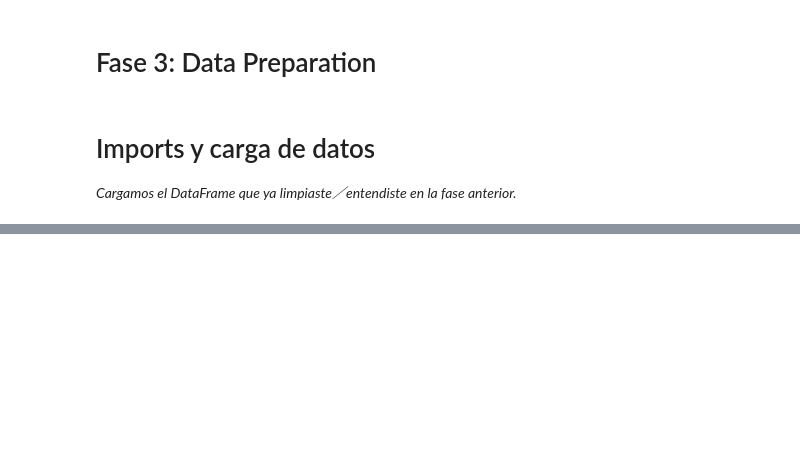
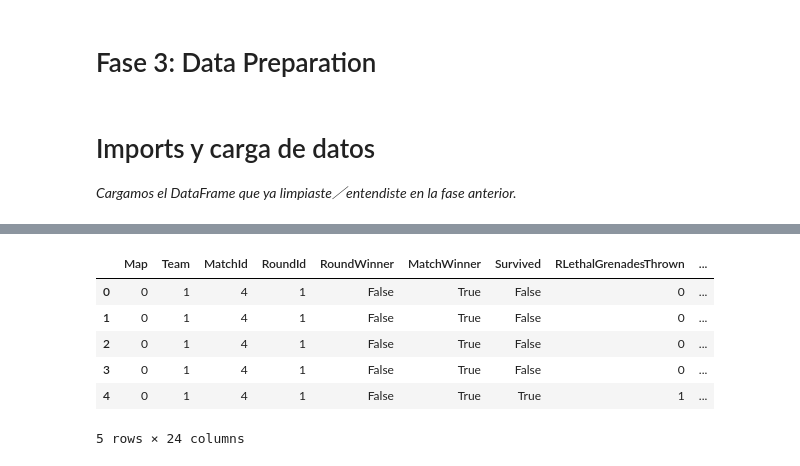
Before and after one commit to GabrielHinostroza2/ML_Proyecto_Semestral, a Jupyter notebook: notebooks/04-data_preparation.ipynb, the cells around one changed output, grey strips where cells are left out. Drawn from its saved outputs; the diff is of its cells as text; code cells hidden in the pictures; blank space fills up the shorter version.

```diff
--- a/notebooks/04-data_preparation.ipynb
+++ b/notebooks/04-data_preparation.ipynb
@@ -190,0 +64,8 @@ Guardado en 04_data_prepared.csv | shape: (79157, 30)
+# %%
+path = r'C:\Users\LuisSalamanca\Desktop\Duoc\Machine\ML_Proyecto_Semestral\data\01_raw\Anexo_ET_demo_round_traces_2022.csv'
+
+try:
+    df = pd.read_csv(path, sep=';', low_memory=False)
+    print(f'Dataset cargado: {df.shape}')
+except Exception as e:
+    print(f"Error al cargar los datos: {e}")
@@ -190,0 +96,17 @@ Guardado en 04_data_prepared.csv | shape: (79157, 30)
+# %%
+# Hacer una copia para evitar modificar el original
+df_clean = df.copy()
+# %%
+# Eliminar columnas innecesarias
+columns_to_drop = [
+    'Unnamed: 0', 'InternalTeamId', 'FirstKillTime', 'TimeAlive', 'TravelledDistance', 'AbnormalMatch'
+]
+
+df_clean = df_clean.drop(columns=[c for c in columns_to_drop if c in df_clean.columns])
+# %%
+# Eliminamos los valores nulos
+for col in df_clean:
+    if col in df_clean.columns:
+        print(f"Valores nulos en {col}: {df_clean[col].isnull().sum()}")
+
+df_clean = df_clean.dropna()
@@ -190,0 +131,19 @@ Guardado en 04_data_prepared.csv | shape: (79157, 30)
+# %%
+# Crear un diccionario para los mapas
+map_mapping = {}
+for i, map_name in enumerate(df_clean["Map"].unique()):
+  map_mapping[map_name] = i
+
+# Asignar los valores del diccionario a la columna "Map"
+df_clean["Map"] = df_clean["Map"].map(map_mapping)
+
+df_clean['Team'] = df_clean['Team'].apply(lambda x: 1 if str(x).strip().lower() == 'terrorist' else 2)
+df_clean.head()
+# %% [output]
+|  | Map | Team | MatchId | RoundId | RoundWinner | MatchWinner | Survived | RLethalGrenadesThrown | ... |
+| 0 | 0 | 1 | 4 | 1 | False | True | False | 0 | ... |
+| 1 | 0 | 1 | 4 | 1 | False | True | False | 0 | ... |
+| 2 | 0 | 1 | 4 | 1 | False | True | False | 0 | ... |
+| 3 | 0 | 1 | 4 | 1 | False | True | False | 0 | ... |
+| 4 | 0 | 1 | 4 | 1 | False | True | True | 1 | ... |
+5 rows × 24 columns
```
Also changed, not shown: parts of 51 cells of this notebook, 12 other files.
